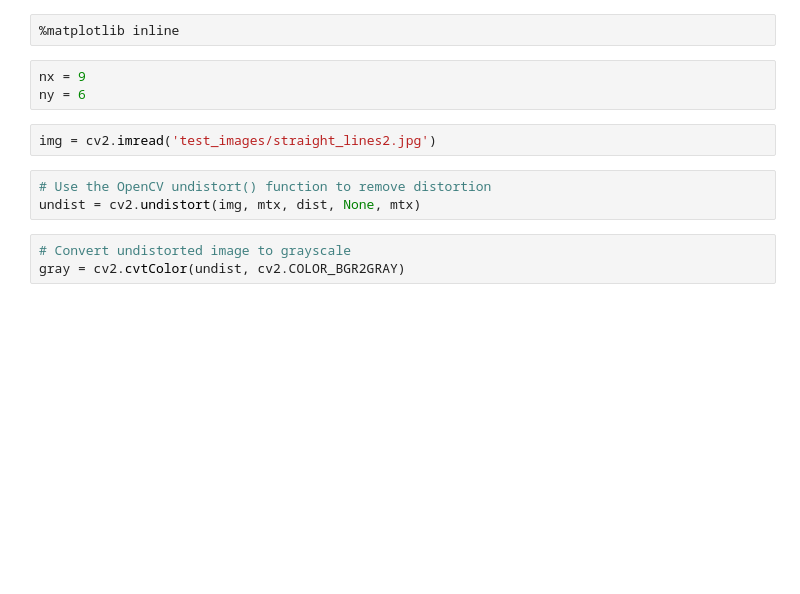
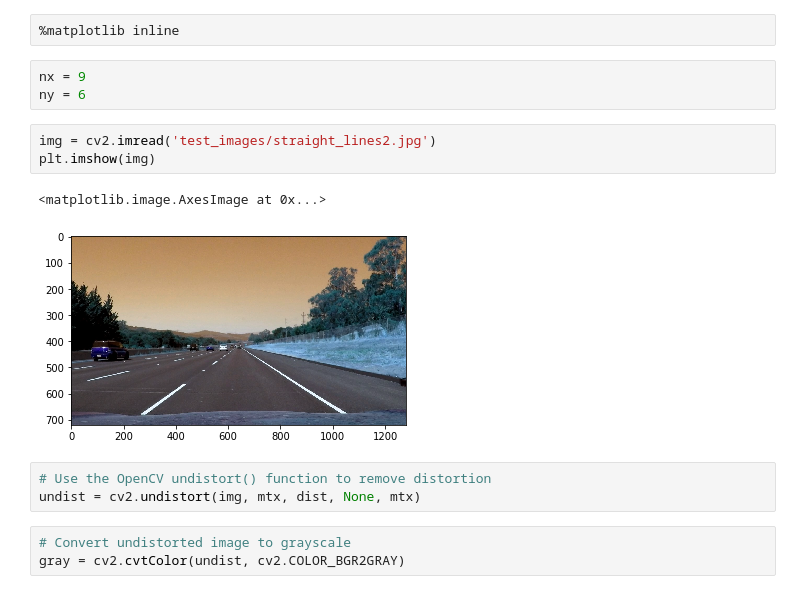
Before and after one commit to alibakh62/CarND-Advanced-Lane-Lines, a Jupyter notebook: P2_testCodes-NEW.ipynb, the cells around one changed output. Cells and saved outputs as stored; diff of their text form; blank space fills up the shorter version.

```diff
--- a/P2_testCodes-NEW.ipynb
+++ b/P2_testCodes-NEW.ipynb
@@ -275,6 +312,10 @@ nx = 9
 ny = 6
 # %%
 img = cv2.imread('test_images/straight_lines2.jpg')
+plt.imshow(img)
+# %% [output]
+<matplotlib.image.AxesImage at 0x...>
+[figure, added]
 # %%
 # Use the OpenCV undistort() function to remove distortion
 undist = cv2.undistort(img, mtx, dist, None, mtx)
```
Also changed, not shown: parts of 29 cells of this notebook, 2 other files.
